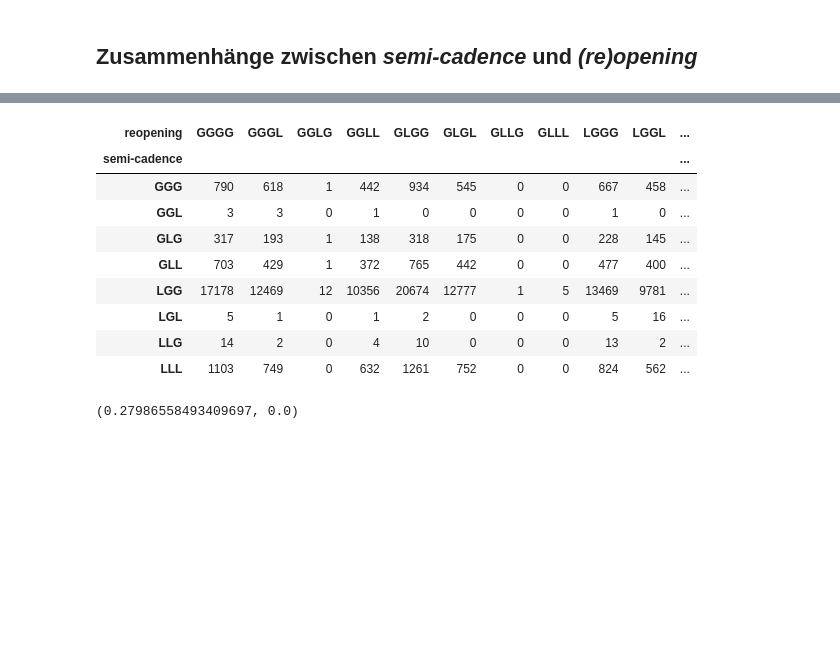
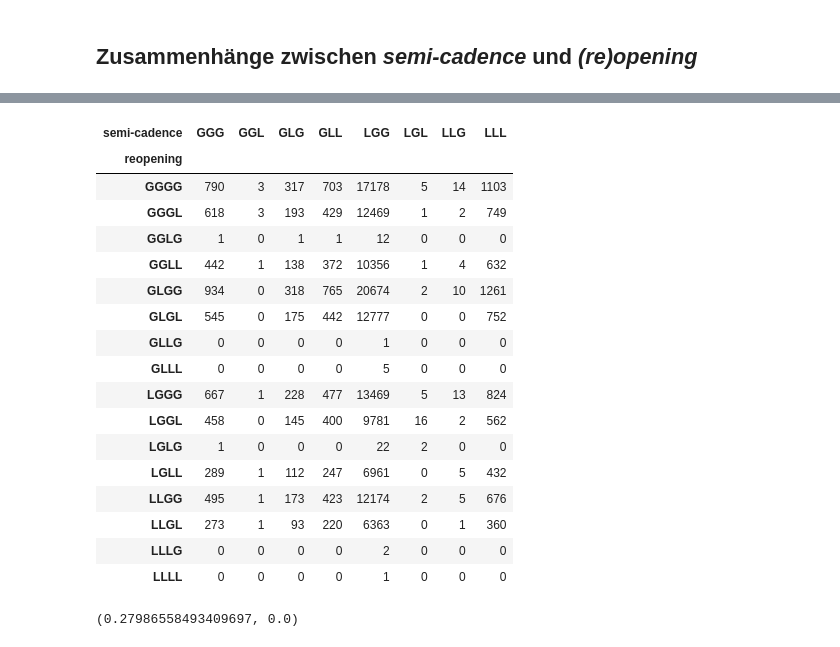
Before and after one commit to kmein/shloka, a Jupyter notebook: shloka-scansion/Shloka.ipynb, the cells around one changed output, grey strips where cells are left out. Drawn from its saved outputs; the diff is of its cells as text; code cells hidden in the pictures; blank space fills up the shorter version.

```diff
--- a/shloka-scansion/Shloka.ipynb
+++ b/shloka-scansion/Shloka.ipynb
@@ -123,12 +153,20 @@ hypermetric_shlokas_no_resolution
 | 14.93.66c | yadā dānarucir bhavati tadā dharm... | 17 |
 # %%
 shlokas = shlokas_all[shlokas_all["Silbenzahl"] == 16]
-# %%
-shlokas = shlokas[~((shlokas["Parvan"] == 12) & (shlokas["Adhyāya"] == 309) & (32 <= shlokas["Śloka"]) & (shlokas["Śloka"] <= 69))]
+# %%
+# Filter out purely iambic lines in 12.309
+shlokas = shlokas[~(
+    (shlokas["Parvan"] == 12) &
+    (shlokas["Adhyāya"] == 309) &
+    (32 <= shlokas["Śloka"]) &
+    (shlokas["Śloka"] <= 69)
+)]
 # %% [markdown]
 # _Pathyā_ oder _Vipulā_
 # %%
-shlokas["Typ"] = shlokas["Quantitäten"].apply(lambda lengths: "Pathyā" if lengths[4:7] == "LGG" else "Vipulā")
+shlokas["Typ"] = shlokas["Quantitäten"].apply(
+    lambda lengths: "Pathyā" if lengths[4:7] == "LGG" else "Vipulā"
+)
 # %%
 shlokas["Typ"].value_counts()
 # %% [output]
@@ -238,17 +296,27 @@ scipy.stats.contingency.association(contingency_semi_cadence_opening), chi2_p(co
 # %%
-contingency_semi_cadence_reopening = pd.crosstab(shlokas["semi-cadence"], shlokas["reopening"])
-write_table(contingency_semi_cadence_reopening, "contingency_semi_cadence_reopening", caption="Häufigkeit der Kombinationen aus semi-cadence und reopening.", heatmap=True, axis=None)
+contingency_semi_cadence_reopening = pd.crosstab(shlokas["reopening"], shlokas["semi-cadence"])
+write_table(contingency_semi_cadence_reopening, "contingency_semi_cadence_reopening",
+            caption="Häufigkeit der Kombinationen aus semi-cadence und reopening.",
+            heatmap=True, axis="rows")
 # %%
-contingency_semi_cadence_reopening.style.background_gradient(axis=None, cmap=cm)
+contingency_semi_cadence_reopening.style.background_gradient(axis="rows", cmap=cm)
 # %% [output]
-| reopening | GGGG | GGGL | GGLG | GGLL | GLGG | GLGL | GLLG | GLLL | LGGG | LGGL | ... |
-| semi-cadence |  |  |  |  |  |  |  |  |  |  | ... |
-| GGG | 790 | 618 | 1 | 442 | 934 | 545 | 0 | 0 | 667 | 458 | ... |
-| GGL | 3 | 3 | 0 | 1 | 0 | 0 | 0 | 0 | 1 | 0 | ... |
-| GLG | 317 | 193 | 1 | 138 | 318 | 175 | 0 | 0 | 228 | 145 | ... |
-| GLL | 703 | 429 | 1 | 372 | 765 | 442 | 0 | 0 | 477 | 400 | ... |
-| LGG | 17178 | 12469 | 12 | 10356 | 20674 | 12777 | 1 | 5 | 13469 | 9781 | ... |
-| LGL | 5 | 1 | 0 | 1 | 2 | 0 | 0 | 0 | 5 | 16 | ... |
-| LLG | 14 | 2 | 0 | 4 | 10 | 0 | 0 | 0 | 13 | 2 | ... |
-| LLL | 1103 | 749 | 0 | 632 | 1261 | 752 | 0 | 0 | 824 | 562 | ... |
+| semi-cadence | GGG | GGL | GLG | GLL | LGG | LGL | LLG | LLL |
+| reopening |  |  |  |  |  |  |  |  |
+| GGGG | 790 | 3 | 317 | 703 | 17178 | 5 | 14 | 1103 |
+| GGGL | 618 | 3 | 193 | 429 | 12469 | 1 | 2 | 749 |
+| GGLG | 1 | 0 | 1 | 1 | 12 | 0 | 0 | 0 |
+| GGLL | 442 | 1 | 138 | 372 | 10356 | 1 | 4 | 632 |
+| GLGG | 934 | 0 | 318 | 765 | 20674 | 2 | 10 | 1261 |
+| GLGL | 545 | 0 | 175 | 442 | 12777 | 0 | 0 | 752 |
+| GLLG | 0 | 0 | 0 | 0 | 1 | 0 | 0 | 0 |
+| GLLL | 0 | 0 | 0 | 0 | 5 | 0 | 0 | 0 |
+| LGGG | 667 | 1 | 228 | 477 | 13469 | 5 | 13 | 824 |
+| LGGL | 458 | 0 | 145 | 400 | 9781 | 16 | 2 | 562 |
+| LGLG | 1 | 0 | 0 | 0 | 22 | 2 | 0 | 0 |
+| LGLL | 289 | 1 | 112 | 247 | 6961 | 0 | 5 | 432 |
+| LLGG | 495 | 1 | 173 | 423 | 12174 | 2 | 5 | 676 |
+| LLGL | 273 | 1 | 93 | 220 | 6363 | 0 | 1 | 360 |
+| LLLG | 0 | 0 | 0 | 0 | 2 | 0 | 0 | 0 |
+| LLLL | 0 | 0 | 0 | 0 | 1 | 0 | 0 | 0 |
 # %%
```
Also changed, not shown: parts of 59 cells of this notebook.
